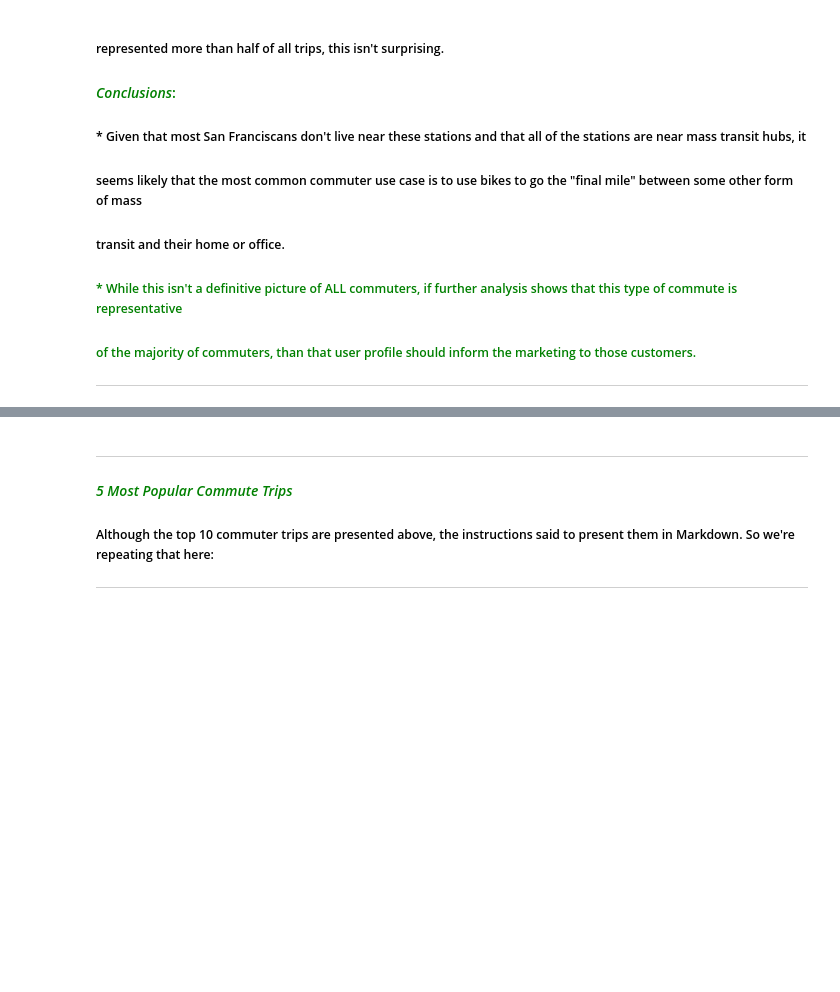
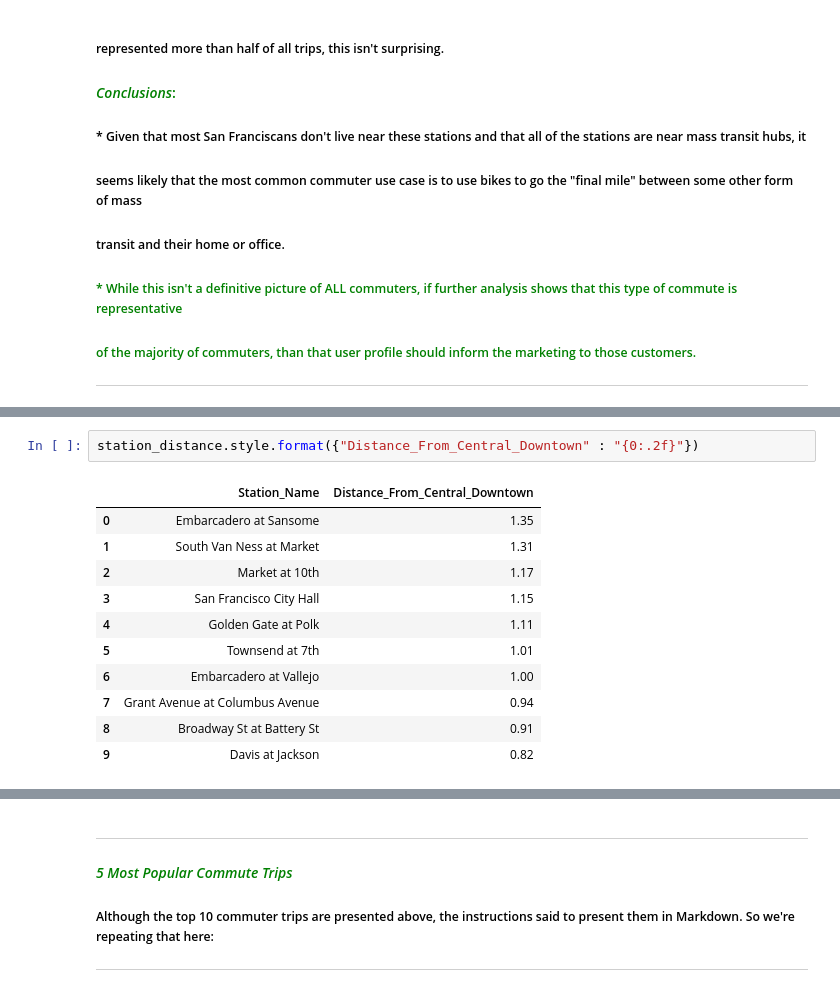
Before and after one commit to FuriousGeorge19/W205-project-1, a Jupyter notebook: Project_1.ipynb, the cells around one changed output, grey strips where cells are left out. Cells and saved outputs as stored; diff of their text form; blank space fills up the shorter version.

```diff
--- a/Project_1.ipynb
+++ b/Project_1.ipynb
@@ -552,0 +642,14 @@ temp_df
+# %%
+station_distance.style.format({"Distance_From_Central_Downtown" : "{0:.2f}"})
+# %% [output]
+|  | Station_Name | Distance_From_Central_Downtown |
+| 0 | Embarcadero at Sansome | 1.35 |
+| 1 | South Van Ness at Market | 1.31 |
+| 2 | Market at 10th | 1.17 |
+| 3 | San Francisco City Hall | 1.15 |
+| 4 | Golden Gate at Polk | 1.11 |
+| 5 | Townsend at 7th | 1.01 |
+| 6 | Embarcadero at Vallejo | 1.00 |
+| 7 | Grant Avenue at Columbus Avenue | 0.94 |
+| 8 | Broadway St at Battery St | 0.91 |
+| 9 | Davis at Jackson | 0.82 |
```
Also changed, not shown: parts of 24 cells of this notebook.
